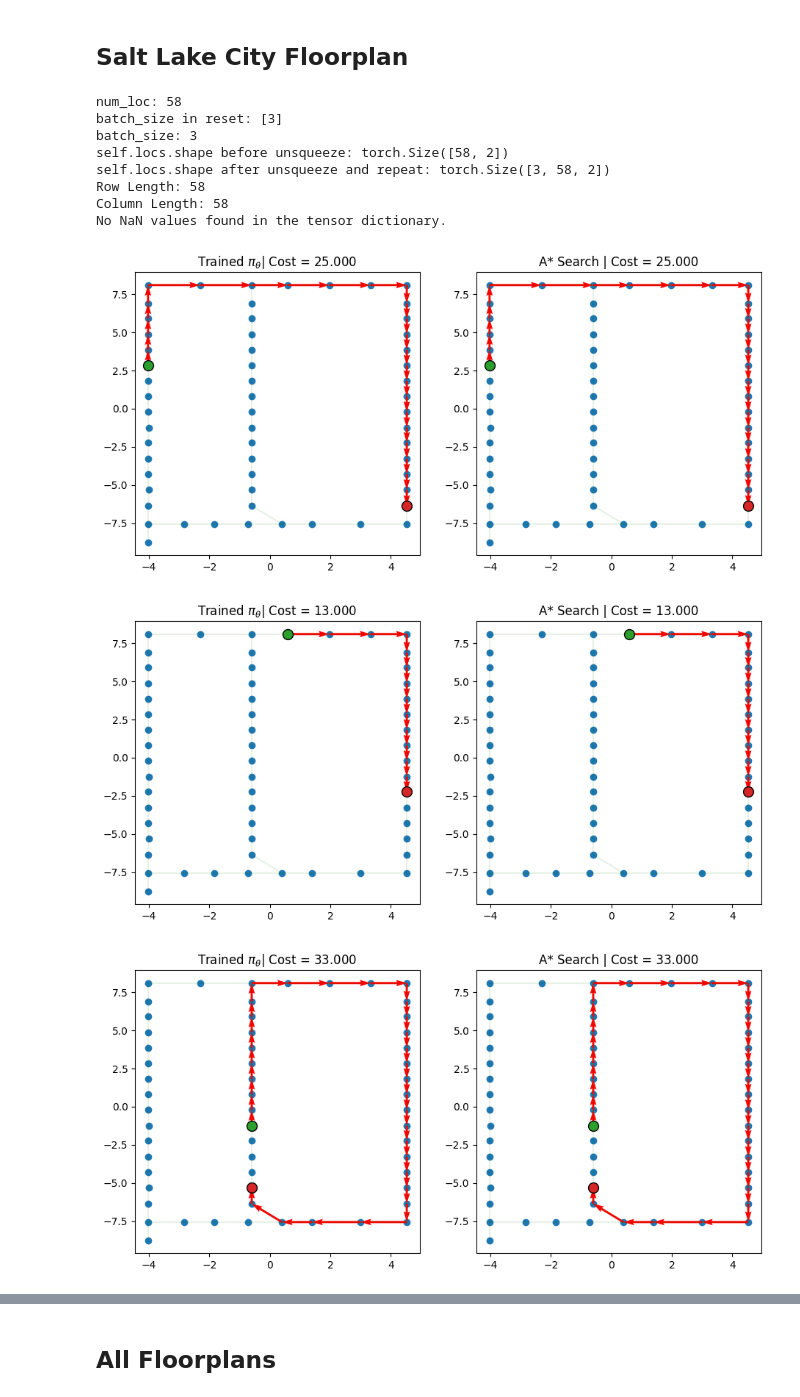
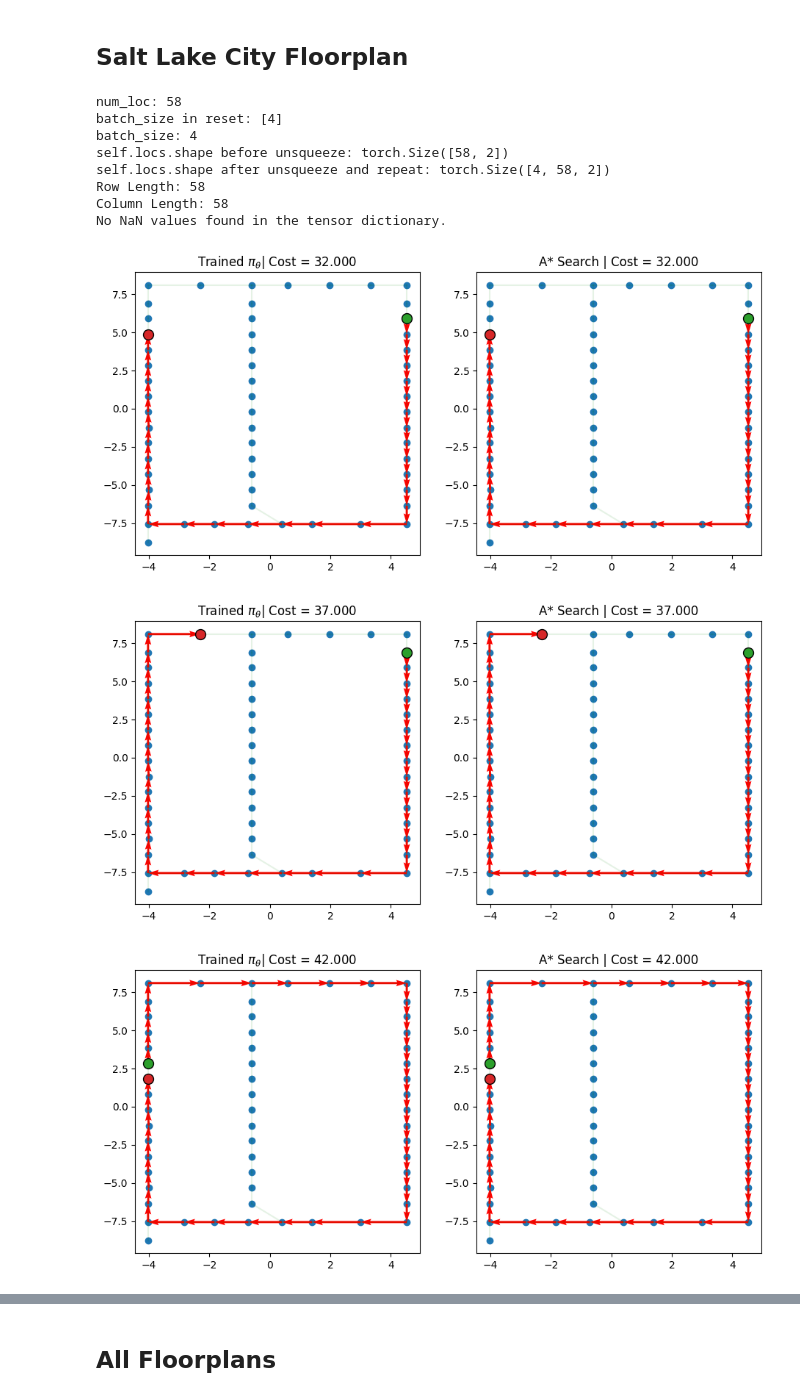
Before and after one commit to primevisiontechnology-com/res-pvt-ai4spp, a Jupyter notebook: code/TrainOnFloorplan.ipynb, the cells around one changed output, grey strips where cells are left out. Cells and saved outputs as stored; diff of their text form; code cells hidden in the pictures.

```diff
--- a/code/TrainOnFloorplan.ipynb
+++ b/code/TrainOnFloorplan.ipynb
@@ -80,8 +80,8 @@ model = AttentionModel(env,
                        baseline='rollout',
                        train_data_size=100_00,
                        val_data_size=100_0,
-                       batch_size=3,
-                       val_batch_size=3,
-                       test_batch_size=3)
+                       batch_size=4,
+                       val_batch_size=4,
+                       test_batch_size=4)
 # %% [output]
 num_loc: 568
@@ -88,7 +90,7 @@ num_loc: 568
 # %%
 import torch
 device = torch.device("cuda" if torch.cuda.is_available() else "cpu")
-td_init = env.reset(batch_size=[3]).to(device)
+td_init = env.reset(batch_size=[4]).to(device)
 model = model.to(device)
 out = model(td_init.clone(), phase="test", decode_type="greedy", return_actions=True)
 actions_untrained = out["actions"].cpu().detach()
@@ -116,10 +118,11 @@ Problem 3 | Cost: 1000.000
 from rl4co.utils.trainer import RL4COTrainer
 
 trainer = RL4COTrainer(
-    max_epochs=3,
+    # max_epochs=3,
     accelerator="gpu",
     devices=1,
     logger=None,
+    gradient_clip_val=0.5
 )
 
 trainer.fit(model)
@@ -433,7 +473,7 @@ import torch
 device = torch.device("cuda" if torch.cuda.is_available() else "cpu")
 
 infer_env = FPEnv(fp_path="Floorplans/USPS/0026_Salt_Lake_City/floorplan.json")
-td_init = infer_env.reset(batch_size=[3]).to(device)
+td_init = infer_env.reset(batch_size=[4]).to(device)
 
 
 # Function to check for NaNs in a tensor dictionary
@@ -444,36 +484,36 @@ for key, tensor in td_init.items():
         print(f"NaN values found in tensor '{key}'")
 if not nan_found:
     print("No NaN values found in the tensor dictionary.")
 
 policy = model.policy.to(device)
 
 out = policy(td_init.clone(), infer_env, phase="test", decode_type="greedy", return_actions=True)
 actions_trained = out['actions'].cpu().detach()
 
 # run A* search on the environment
 astar = AStarSearch(td_init.clone())
 astar_out = astar.search()
 actions_astar = astar_out["actions"].cpu().detach()
 
 # Plotting
 import matplotlib.pyplot as plt
 for i, td in enumerate(td_init):
     fig, axs = plt.subplots(1,2, figsize=(11,5))
 
     infer_env.render(td, actions_trained[i], ax=axs[0])
     axs[0].set_title(r"Trained $\pi_\theta$" + f"| Cost = {-out['reward'][i].item():.3f}")
 
     infer_env.render(td, actions_astar[i], ax=axs[1])
     axs[1].set_title("A* Search | Cost = {:.3f}".format(-astar_out["reward"][i].item()))
 # %% [output]
 num_loc: 58
-batch_size in reset: [3]
-batch_size: 3
+batch_size in reset: [4]
+batch_size: 4
 self.locs.shape before unsqueeze: torch.Size([58, 2])
-self.locs.shape after unsqueeze and repeat: torch.Size([3, 58, 2])
+self.locs.shape after unsqueeze and repeat: torch.Size([4, 58, 2])
 Row Length: 58
 Column Length: 58
 No NaN values found in the tensor dictionary.
-[figure, old version]
+[figure, new version]
-[figure, old version]
+[figure, new version]
-[figure, old version]
+[figure, new version]
```
Also changed, not shown: parts of 11 cells of this notebook, 5 other files.
